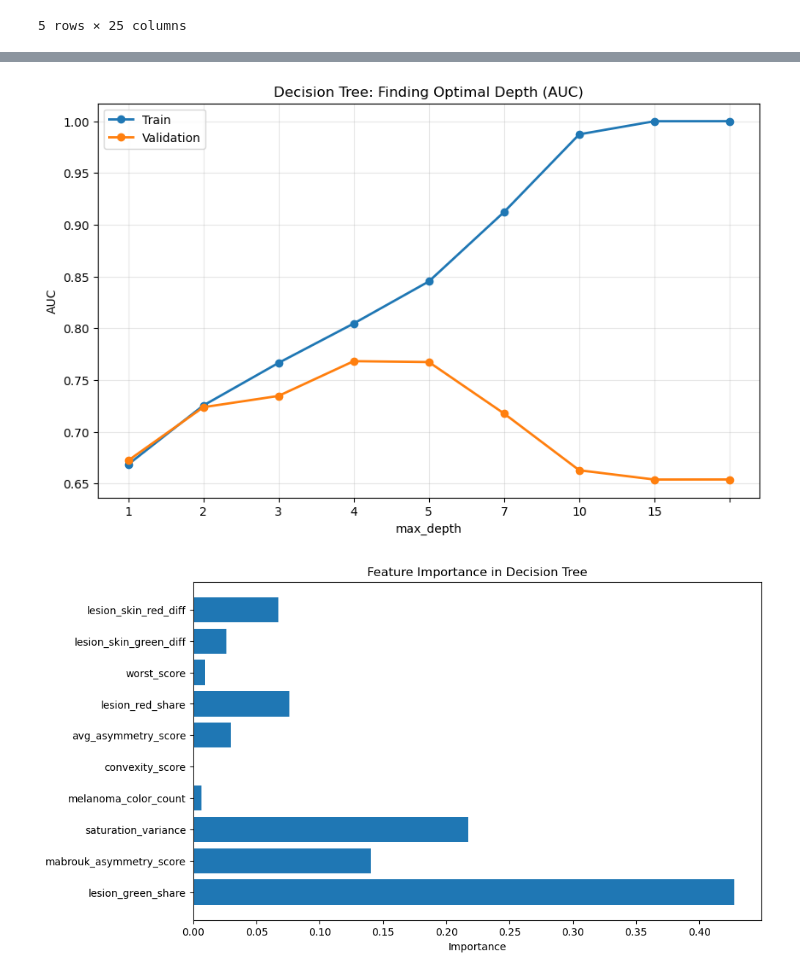
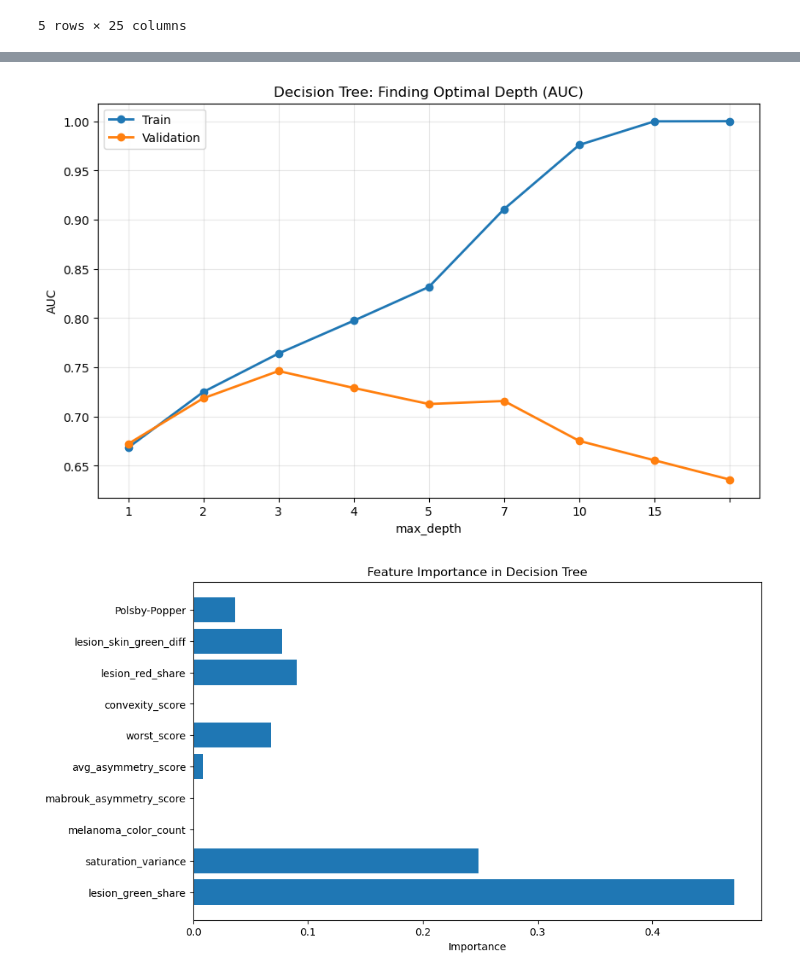
Before and after one commit to FrejaITU/2026_PDS_Whales_Also_Have_Skin_Lesions, a Jupyter notebook: src/Model evaluation/Decision_trees.ipynb, the cells around one changed output, grey strips where cells are left out. Cells and saved outputs as stored; diff of their text form; code cells hidden in the pictures.

```diff
--- a/src/Model evaluation/Decision_trees.ipynb
+++ b/src/Model evaluation/Decision_trees.ipynb
@@ -9,7 +9,7 @@ import numpy as np
 import matplotlib.pyplot as plt
 # %%
 import pandas as pd
-df = pd.read_csv("..\..\data\metadata_(for_scores).csv")
+df = pd.read_csv("..\..\data\Metadata_features\metadata_features.csv")
 df.head()
 # %% [output]
 |  | img_id | patient_id | lesion_id | gender | skin_cancer_diagnosis | diagnostic | biopsed | mask_components | ... |
@@ -29,8 +22,8 @@ y = df['skin_cancer_diagnosis']
 # %%
-x = df[['lesion_green_share', 'mabrouk_asymmetry_score', 'saturation_variance',
-       'melanoma_color_count', 'convexity_score', 'avg_asymmetry_score',
-       'lesion_red_share', 'worst_score', 'lesion_skin_green_diff',
-       'lesion_skin_red_diff']]
+x = df[['lesion_green_share', 'saturation_variance', 'melanoma_color_count',
+       'mabrouk_asymmetry_score', 'avg_asymmetry_score', 'worst_score',
+       'convexity_score', 'lesion_red_share', 'lesion_skin_green_diff',
+       'Polsby-Popper']]
 y = df['skin_cancer_diagnosis']
 # %%
 from sklearn.model_selection import train_test_split
@@ -148,22 +141,22 @@ plt.legend()
 plt.grid(True, alpha=0.3)
 plt.show()
 # %% [output]
-[figure, old version]
+[figure, new version]
 # %%
 # Train your best model
 dt = DecisionTreeClassifier(max_depth=5, random_state=1907)
 dt.fit(train_x, train_y)
 
 # See which features are most important
-feature_names = ['lesion_green_share', 'mabrouk_asymmetry_score', 'saturation_variance',
-       'melanoma_color_count', 'convexity_score', 'avg_asymmetry_score',
-       'lesion_red_share', 'worst_score', 'lesion_skin_green_diff',
-       'lesion_skin_red_diff']
+feature_names = ['lesion_green_share', 'saturation_variance', 'melanoma_color_count',
+       'mabrouk_asymmetry_score', 'avg_asymmetry_score', 'worst_score',
+       'convexity_score', 'lesion_red_share', 'lesion_skin_green_diff',
+       'Polsby-Popper']
 
 plt.figure(figsize=(10, 6))
 plt.barh(feature_names, dt.feature_importances_)
 plt.xlabel('Importance')
 plt.title('Feature Importance in Decision Tree')
 plt.show()
 # %% [output]
-[figure, old version]
+[figure, new version]
```
Also changed, not shown: parts of 5 cells of this notebook, 2 other files.
